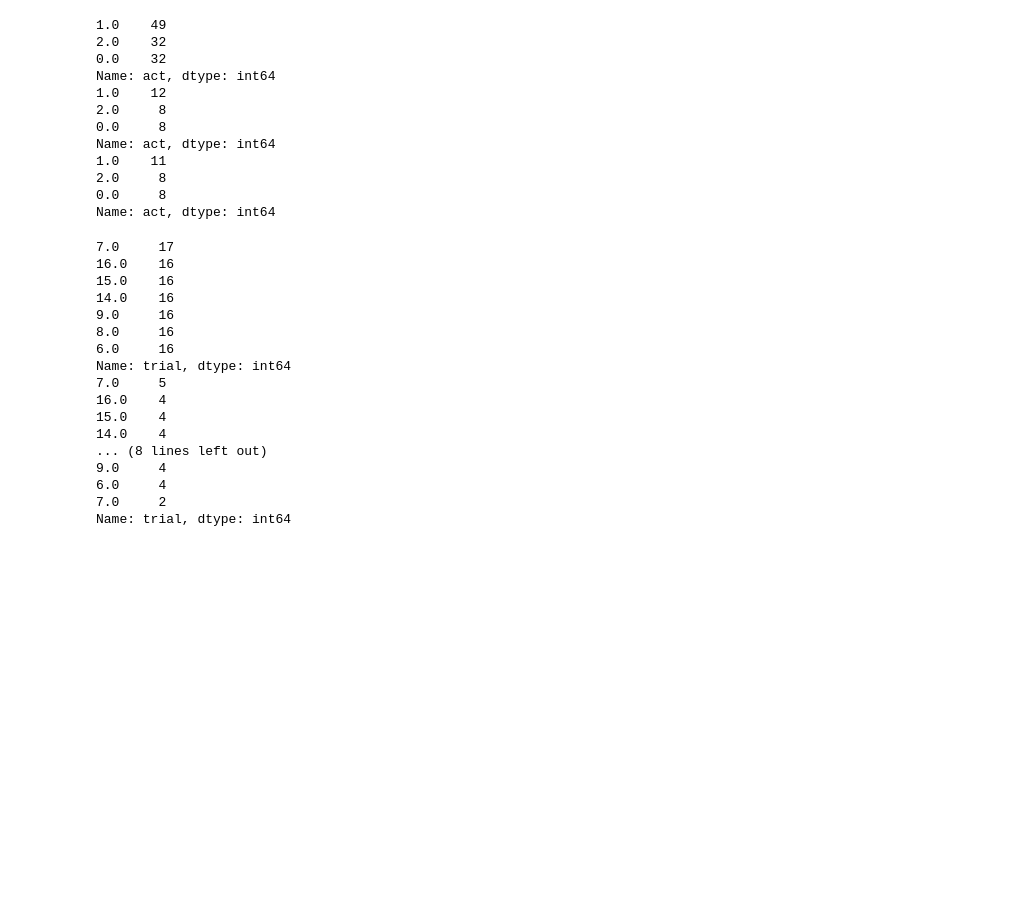
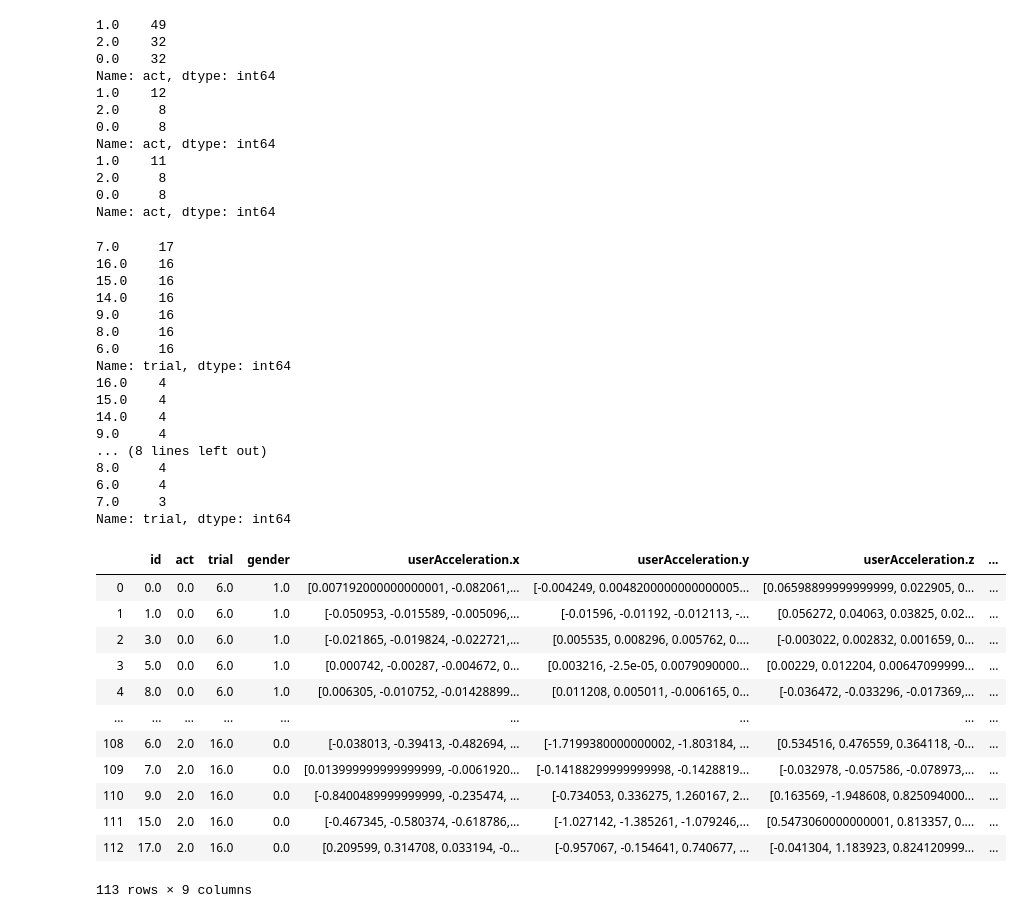
Before and after one commit to MrBanhBao/sensor-data-gans, a Jupyter notebook: datasets/scripts/data_splitting.ipynb, the cells around one changed output. Drawn from its saved outputs; the diff is of its cells as text; code cells hidden in the pictures; blank space fills up the shorter version.

```diff
--- a/datasets/scripts/data_splitting.ipynb
+++ b/datasets/scripts/data_splitting.ipynb
@@ -214,7 +213,7 @@ map directly to c-types [inferred_type->mixed,key->block1_values] [items->Index(
 Split DataFrame into Training-, Validation- and Testsets.
 The methods tries to balance the datasets regarding columns: gender, trial_length and act.
 # %%
-def dataframe_split(df, test_size):
+def dataframe_split(df, test_size, shuffle=False, random_state=None):
     train_dfs = []
     test_dfs = []
 
@@ -222,13 +221,15 @@ def dataframe_split(df, test_size):
         gender_df = df[df['gender'] == gender]
         gender_df['trial_length'] = gender_df.trial.map(lambda trial: 'short' if (trial > 9) else 'long')
         # gender_dfs.append(gender_df)
+        #gender_df = shuffle(gender_df, random_state=random_state)
 
         for trial_length in gender_df.trial_length.unique():
             trial_length_df = gender_df[gender_df['trial_length'] == trial_length]
-
+            #trial_length_df = shuffle(trial_length_df, random_state=random_state)
             for act in trial_length_df.act.unique():
                 act_df = trial_length_df[trial_length_df['act'] == act]
-                train_df, test_df = train_test_split(act_df, test_size=test_size)
+                #act_df = shuffle(act_df, random_state=random_state)
+                train_df, test_df = train_test_split(act_df, test_size=test_size, shuffle=shuffle, random_state=random_state)
 
                 train_dfs.append(train_df)
                 test_dfs.append(test_df)
@@ -305,12 +300,28 @@ print(test_df.trial.value_counts())
 8.0     16
 6.0     16
 Name: trial, dtype: int64
-7.0     5
 16.0    4
 15.0    4
 14.0    4
+9.0     4
 ... (8 lines left out)
-9.0     4
+8.0     4
 6.0     4
-7.0     2
+7.0     3
 Name: trial, dtype: int64
+# %%
+train_df
+# %% [output]
+|  | id | act | trial | gender | userAcceleration.x | userAcceleration.y | userAcceleration.z | ... |
+| 0 | 0.0 | 0.0 | 6.0 | 1.0 | [0.007192000000000001, -0.082061,... | [-0.004249, 0.0048200000000000005... | [0.06598899999999999, 0.022905, 0... | ... |
+| 1 | 1.0 | 0.0 | 6.0 | 1.0 | [-0.050953, -0.015589, -0.005096,... | [-0.01596, -0.01192, -0.012113, -... | [0.056272, 0.04063, 0.03825, 0.02... | ... |
+| 2 | 3.0 | 0.0 | 6.0 | 1.0 | [-0.021865, -0.019824, -0.022721,... | [0.005535, 0.008296, 0.005762, 0.... | [-0.003022, 0.002832, 0.001659, 0... | ... |
+| 3 | 5.0 | 0.0 | 6.0 | 1.0 | [0.000742, -0.00287, -0.004672, 0... | [0.003216, -2.5e-05, 0.0079090000... | [0.00229, 0.012204, 0.00647099999... | ... |
+| 4 | 8.0 | 0.0 | 6.0 | 1.0 | [0.006305, -0.010752, -0.01428899... | [0.011208, 0.005011, -0.006165, 0... | [-0.036472, -0.033296, -0.017369,... | ... |
+| ... | ... | ... | ... | ... | ... | ... | ... | ... |
+| 108 | 6.0 | 2.0 | 16.0 | 0.0 | [-0.038013, -0.39413, -0.482694, ... | [-1.7199380000000002, -1.803184, ... | [0.534516, 0.476559, 0.364118, -0... | ... |
+| 109 | 7.0 | 2.0 | 16.0 | 0.0 | [0.013999999999999999, -0.0061920... | [-0.14188299999999998, -0.1428819... | [-0.032978, -0.057586, -0.078973,... | ... |
+| 110 | 9.0 | 2.0 | 16.0 | 0.0 | [-0.8400489999999999, -0.235474, ... | [-0.734053, 0.336275, 1.260167, 2... | [0.163569, -1.948608, 0.825094000... | ... |
+| 111 | 15.0 | 2.0 | 16.0 | 0.0 | [-0.467345, -0.580374, -0.618786,... | [-1.027142, -1.385261, -1.079246,... | [0.5473060000000001, 0.813357, 0.... | ... |
+| 112 | 17.0 | 2.0 | 16.0 | 0.0 | [0.209599, 0.314708, 0.033194, -0... | [-0.957067, -0.154641, 0.740677, ... | [-0.041304, 1.183923, 0.824120999... | ... |
+113 rows × 9 columns
```
Also changed, not shown: parts of 4 cells of this notebook.
